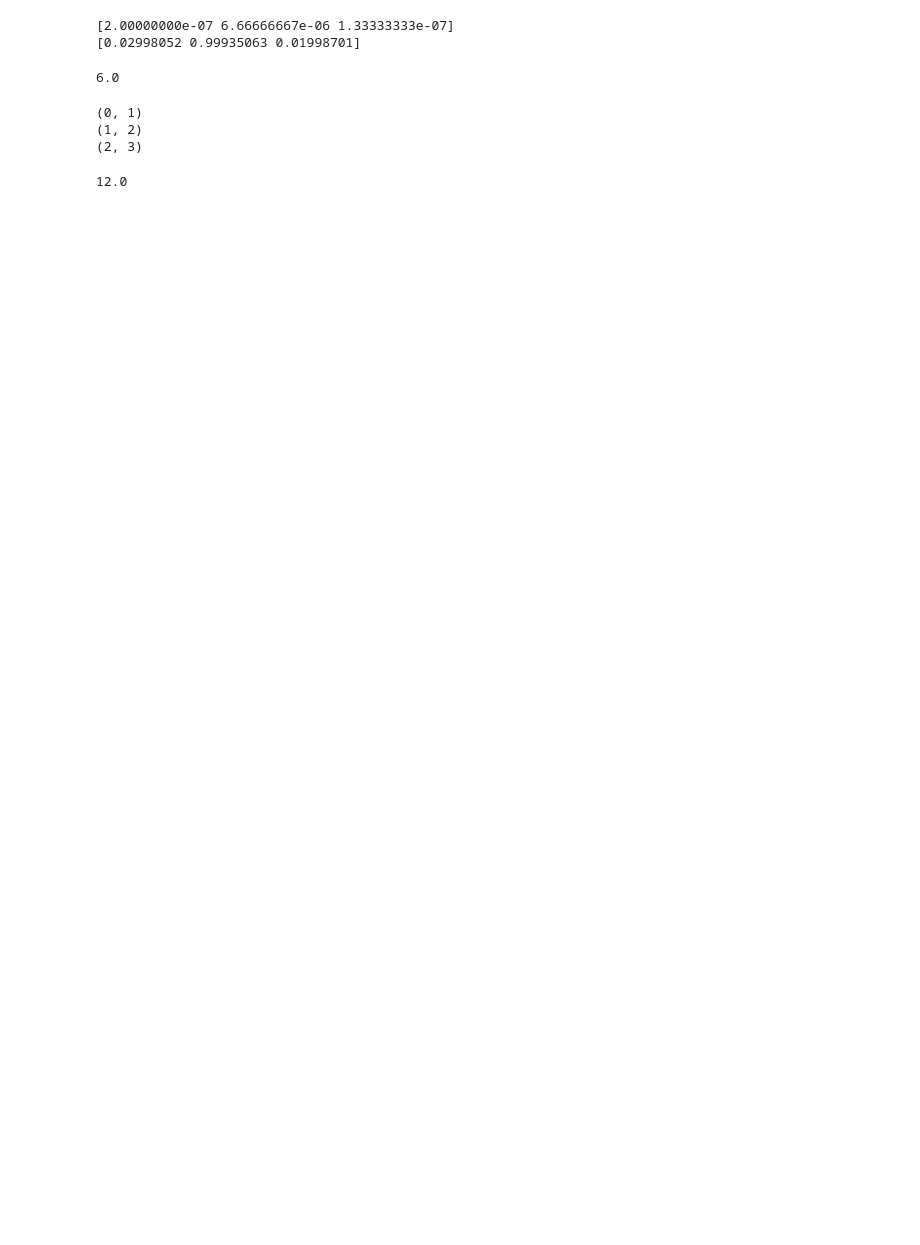
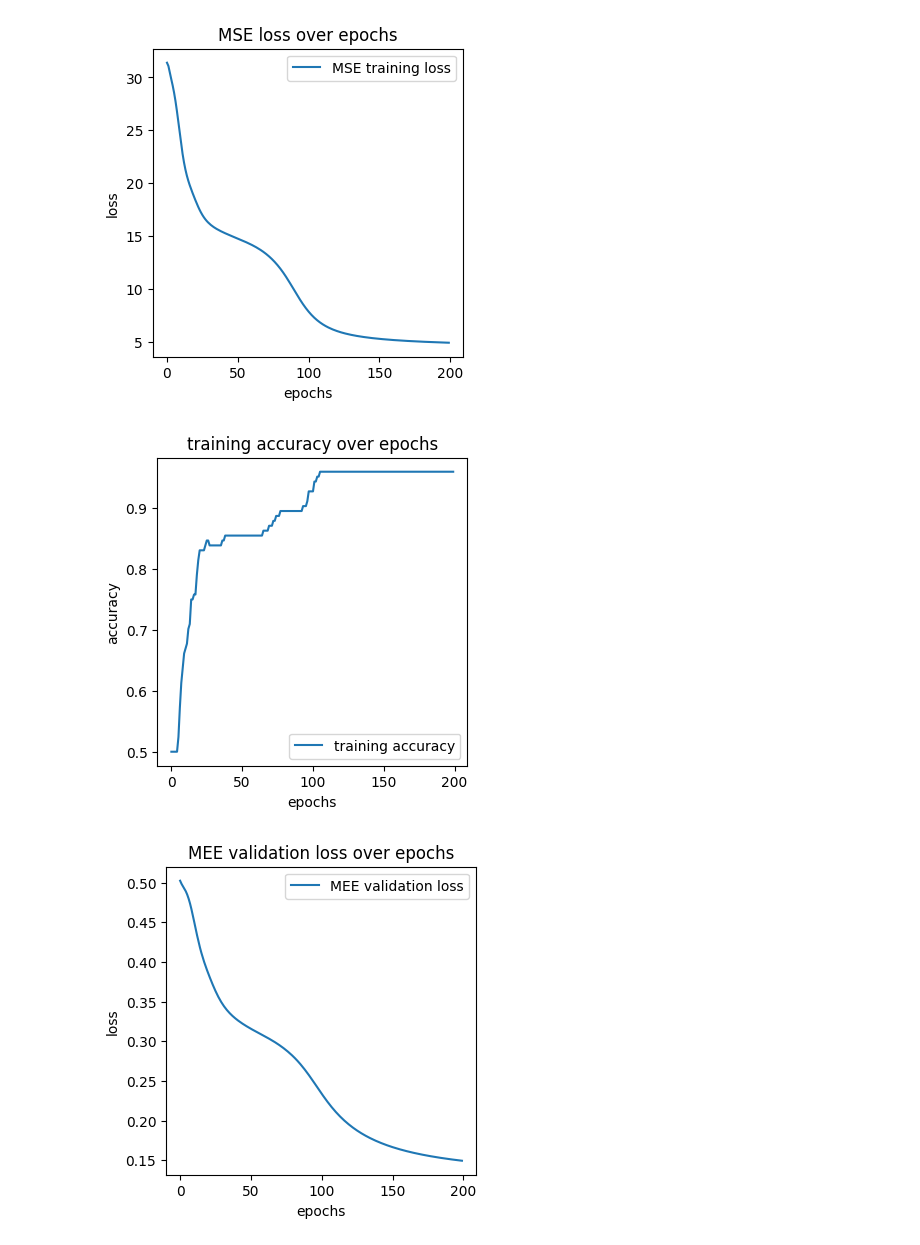
Before and after one commit to nicolapitzalis/Fully-Connected-NN-Implementation, a Jupyter notebook: notebook.ipynb, the cells around one changed output. Drawn from its saved outputs; the diff is of its cells as text; code cells hidden in the pictures; blank space fills up the shorter version.

Commit message:
fit function

```diff
--- a/notebook.ipynb
+++ b/notebook.ipynb
@@ -1,3 +1,14 @@
+# %%
+import matplotlib.pyplot as plt
+
+def plot_over_epochs(y_values: list, title: str, y_label: str, legend: str):
+    plt.figure(figsize=(4, 4))
+    plt.plot(list(range(len(y_values))), y_values, label=legend)
+    plt.title(title)
+    plt.xlabel('epochs')
+    plt.ylabel(y_label)
+    plt.legend()
+    plt.show()
 # %%
 from neural_network import NeuralNetwork
 from math_functions.loss import LossFunction
@@ -16,2 +20,2 @@ array([1., 0., 0., 1., 0., 0., 1., 0., 1., 0., 0., 0., 0., 1., 0., 1., 0.])
 # %%
-nn = NeuralNetwork(1, [3], 1, LossFunction.MSE.value, ActivationFunction.SIGMOID.value, ActivationFunction.SIGMOID.value, 0.5).train(train_data, train_target, 10000, train_data.shape[0])
+nn_monk1 = NeuralNetwork(n_hidden_layers=1, hidden_layer_sizes=[3], n_output_units=1, training_loss_type_value=LossFunction.MSE.value, validation_loss_type_value=LossFunction.MEE.value, activation_hidden_type_value=ActivationFunction.SIGMOID.value, activation_output_type_value=ActivationFunction.SIGMOID.value, learning_rate=0.1, epochs=200, batch_size=1, classification=True, verbose=False).train_net(train_data, train_target, test_data, test_target)
@@ -24,19 +21,0 @@ a_true = np.array([1,2,3])
-# %%
-from math_functions.loss import *
-
-print(mse_prime(a_true, a))
-print(mee_prime(a_true, a))
-# %% [output]
-[2.00000000e-07 6.66666667e-06 1.33333333e-07]
-[0.02998052 0.99935063 0.01998701]
-# %%
-np.mean(np.sum(a))
-# %% [output]
-6.0
-# %%
-for i in enumerate([1,2,3]):
-    print(i)
-# %% [output]
-(0, 1)
-(1, 2)
-(2, 3)
@@ -47,4 +22,9 @@ def discr(x):
-# %%
-print(discr(12.39))
-# %% [output]
-12.0
+# %%
+plot_over_epochs(y_values=nn_monk1.training_losses, title='MSE loss over epochs', y_label='loss', legend='MSE training loss')
+plot_over_epochs(y_values=nn_monk1.training_accuracy, title='training accuracy over epochs', y_label='accuracy', legend='training accuracy')
+plot_over_epochs(y_values=nn_monk1.validation_losses, title='MEE validation loss over epochs', y_label='loss', legend='MEE test loss')
+plot_over_epochs(y_values=nn_monk1.validation_accuracy, title='validation accuracy over epochs', y_label='accuracy', legend='test accuracy')
+# %% [output]
+[figure, added]
+[figure, added]
+[figure, added]
```
Also changed, not shown: parts of 12 cells of this notebook, 5 other files.
